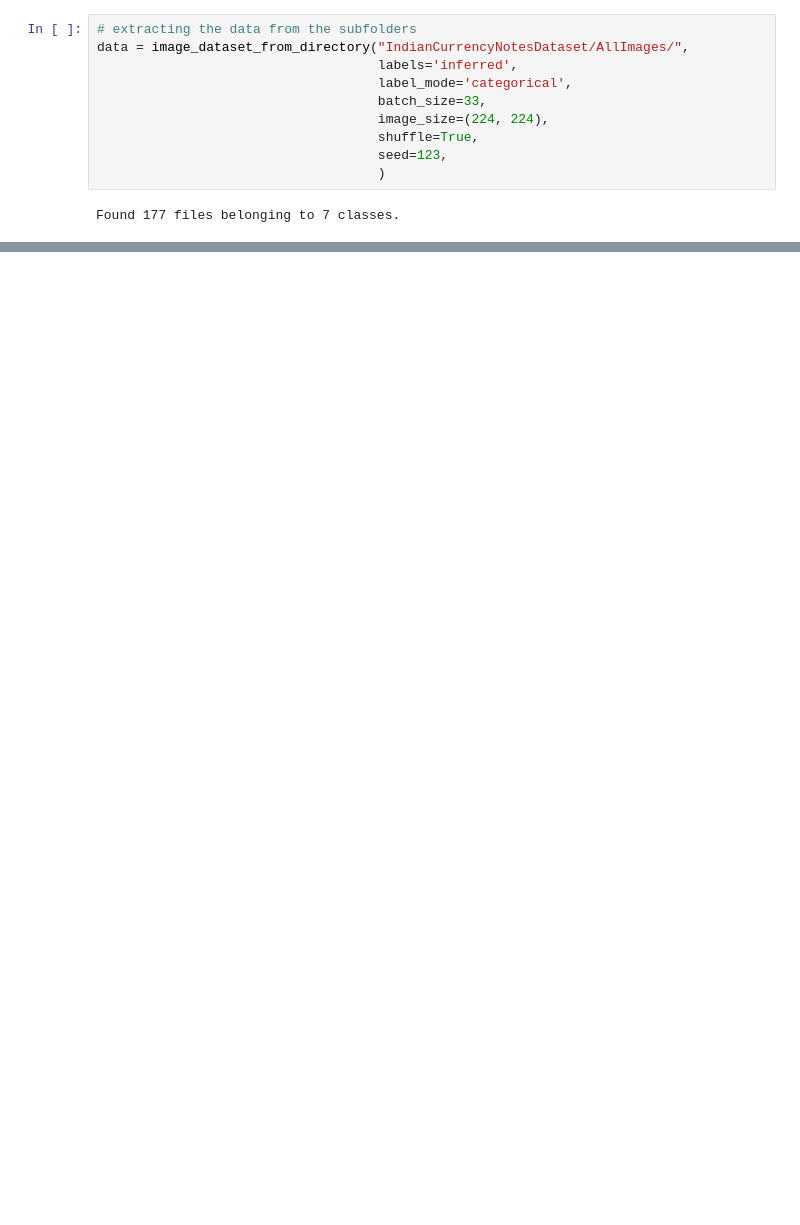
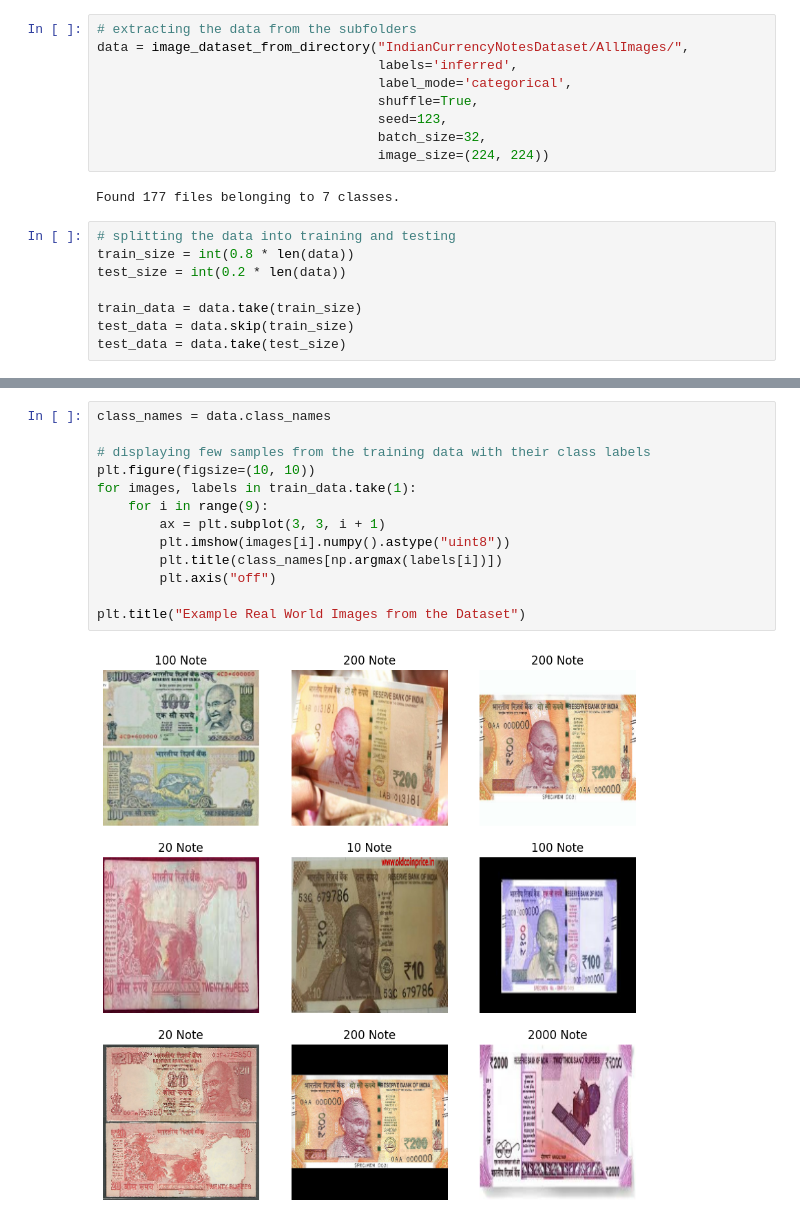
Before and after one commit to alliajagbe/transfer-learning, a Jupyter notebook: notes.ipynb, the cells around one changed output, grey strips where cells are left out. Drawn from its saved outputs; the diff is of its cells as text; blank space fills up the shorter version.

Commit message:
image plot

```diff
--- a/notes.ipynb
+++ b/notes.ipynb
@@ -22,10 +22,17 @@ warnings.filterwarnings('ignore')
 data = image_dataset_from_directory("IndianCurrencyNotesDataset/AllImages/",
                                     labels='inferred',
                                     label_mode='categorical',
-                                    batch_size=33,
-                                    image_size=(224, 224),
                                     shuffle=True,
                                     seed=123,
-                                    )
+                                    batch_size=32,
+                                    image_size=(224, 224))
 # %% [output]
 Found 177 files belonging to 7 classes.
+# %%
+# splitting the data into training and testing
+train_size = int(0.8 * len(data))
+test_size = int(0.2 * len(data))
+
+train_data = data.take(train_size)
+test_data = data.skip(train_size)
+test_data = data.take(test_size)
@@ -31,0 +49,15 @@ Found 177 files belonging to 7 classes.
+# %%
+class_names = data.class_names
+
+# displaying few samples from the training data with their class labels
+plt.figure(figsize=(10, 10))
+for images, labels in train_data.take(1):
+    for i in range(9):
+        ax = plt.subplot(3, 3, i + 1)
+        plt.imshow(images[i].numpy().astype("uint8"))
+        plt.title(class_names[np.argmax(labels[i])])
+        plt.axis("off")
+
+plt.title("Example Real World Images from the Dataset")
+# %% [output]
+[figure, added]
```
Also changed, not shown: parts of 1 cell of this notebook.
